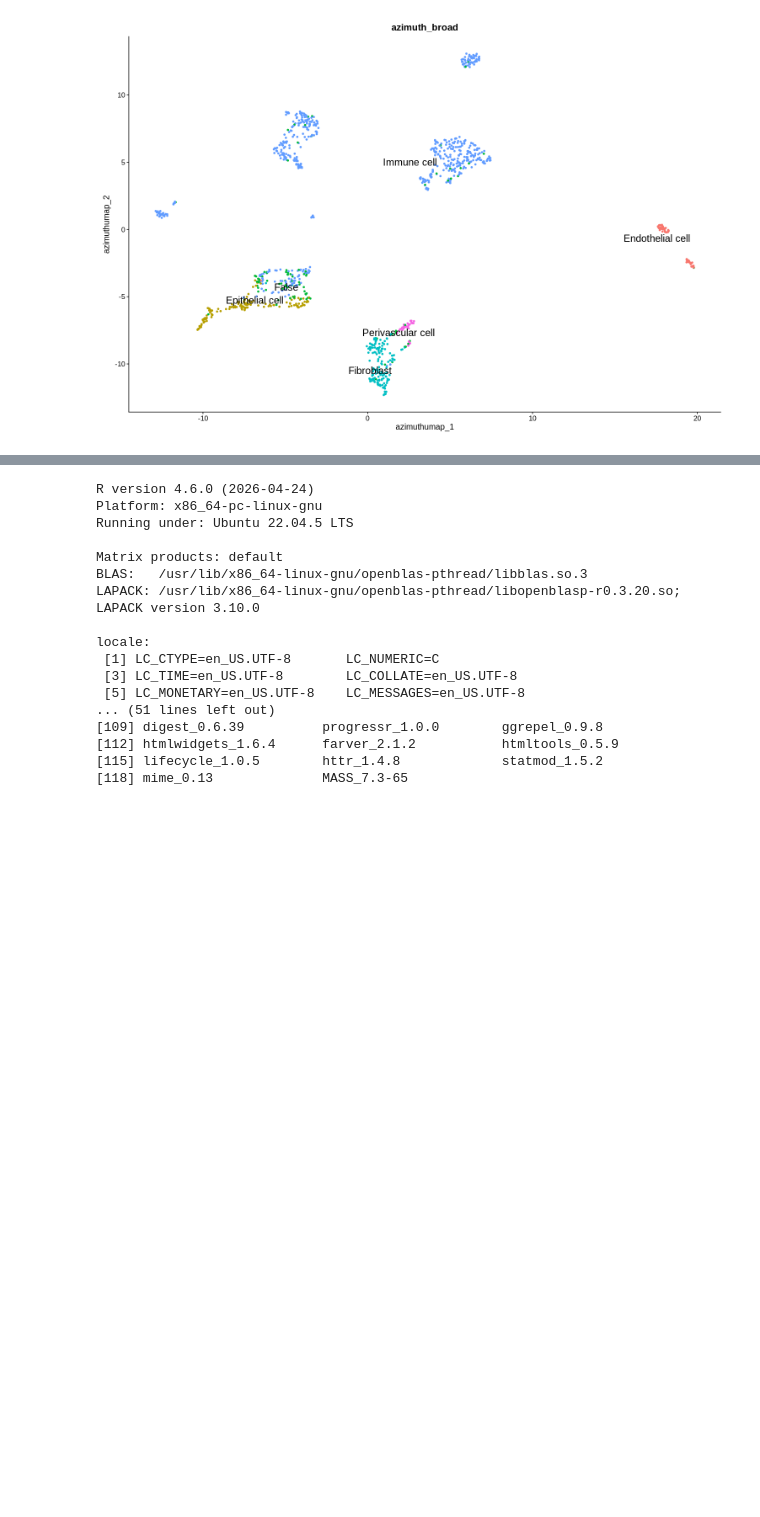
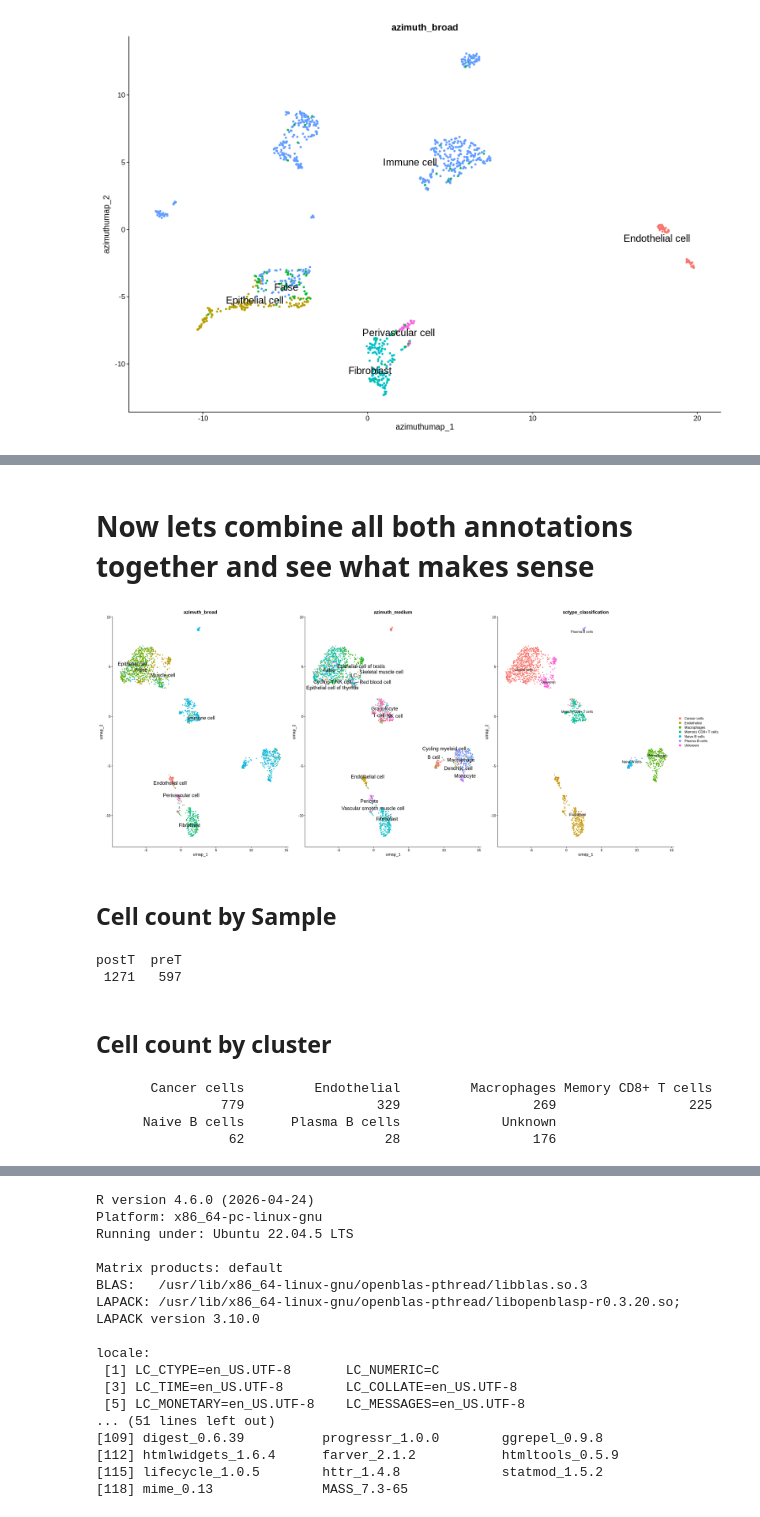
Before and after one commit to anwaruddin1/Bioinformatics-Workshop, a Jupyter notebook: 02_scRNAseq_Analysis.ipynb, the cells around one changed output, grey strips where cells are left out. Saved outputs shown, nothing was run; the diff lists cells and outputs as text; code cells hidden in the pictures; blank space fills up the shorter version.

```diff
--- a/02_scRNAseq_Analysis.ipynb
+++ b/02_scRNAseq_Analysis.ipynb
@@ -348,0 +490,9 @@ DimPlot(obj40_qc, group.by = "azimuth_medium", label.size = 6, label = T, reduct
+# %% [markdown]
+# Now lets combine all both annotations together and see what makes sense
+# %%
+options(repr.plot.width = 30, repr.plot.height = 12, repr.plot.res = 100)
+p_az_brd + p_az_med + p_sc
+# %% [output]
+[figure, added]
+# %% [markdown]
+## Cell count by Sample
@@ -348,0 +501,14 @@ DimPlot(obj40_qc, group.by = "azimuth_medium", label.size = 6, label = T, reduct
+# %%
+table(obj40$sample)
+# %% [output]
+postT  preT
+ 1271   597
+# %% [markdown]
+## Cell count by cluster
+# %%
+table(obj40$sctype_classification)
+# %% [output]
+       Cancer cells         Endothelial         Macrophages Memory CD8+ T cells
+                779                 329                 269                 225
+      Naive B cells      Plasma B cells             Unknown
+                 62                  28                 176
```
Also changed, not shown: parts of 26 cells of this notebook.
